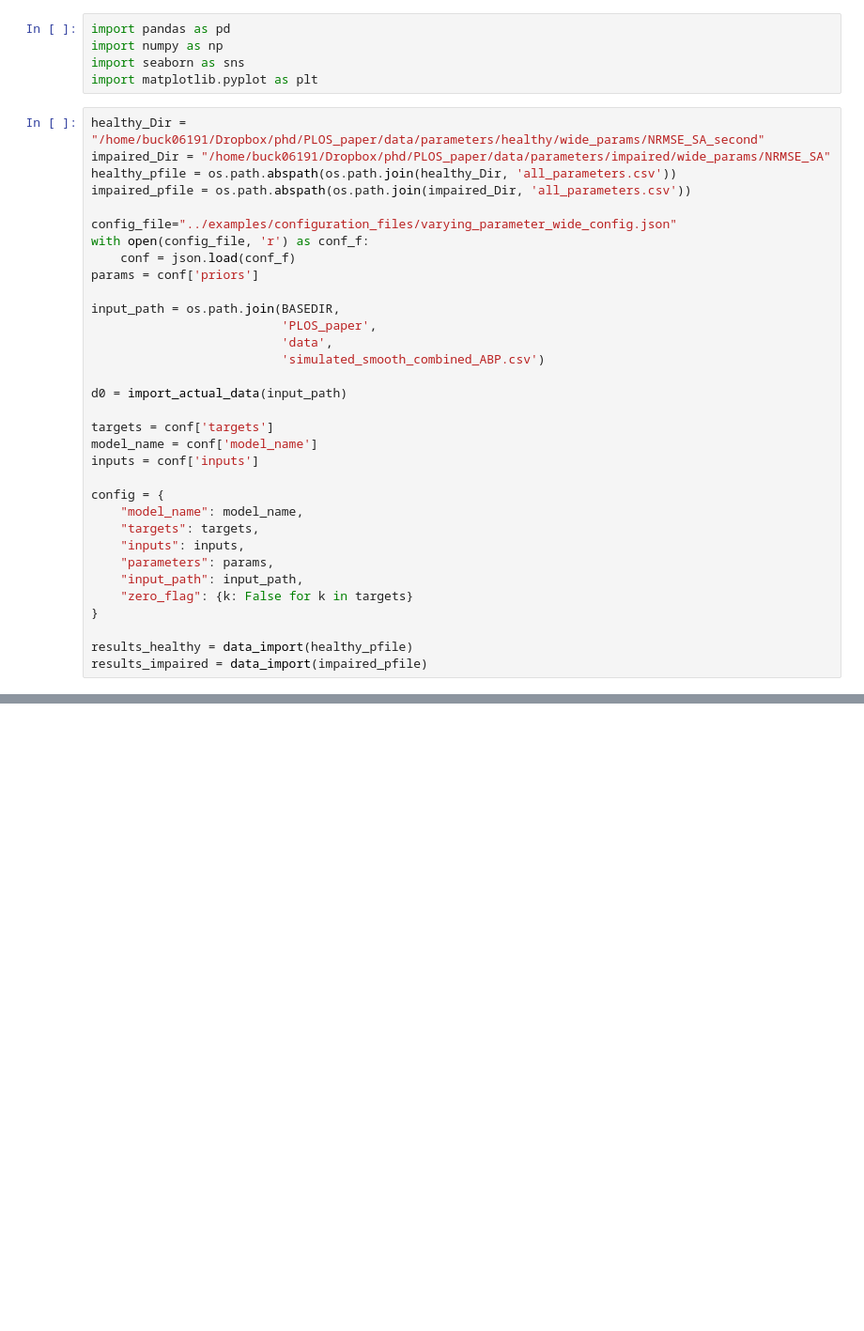
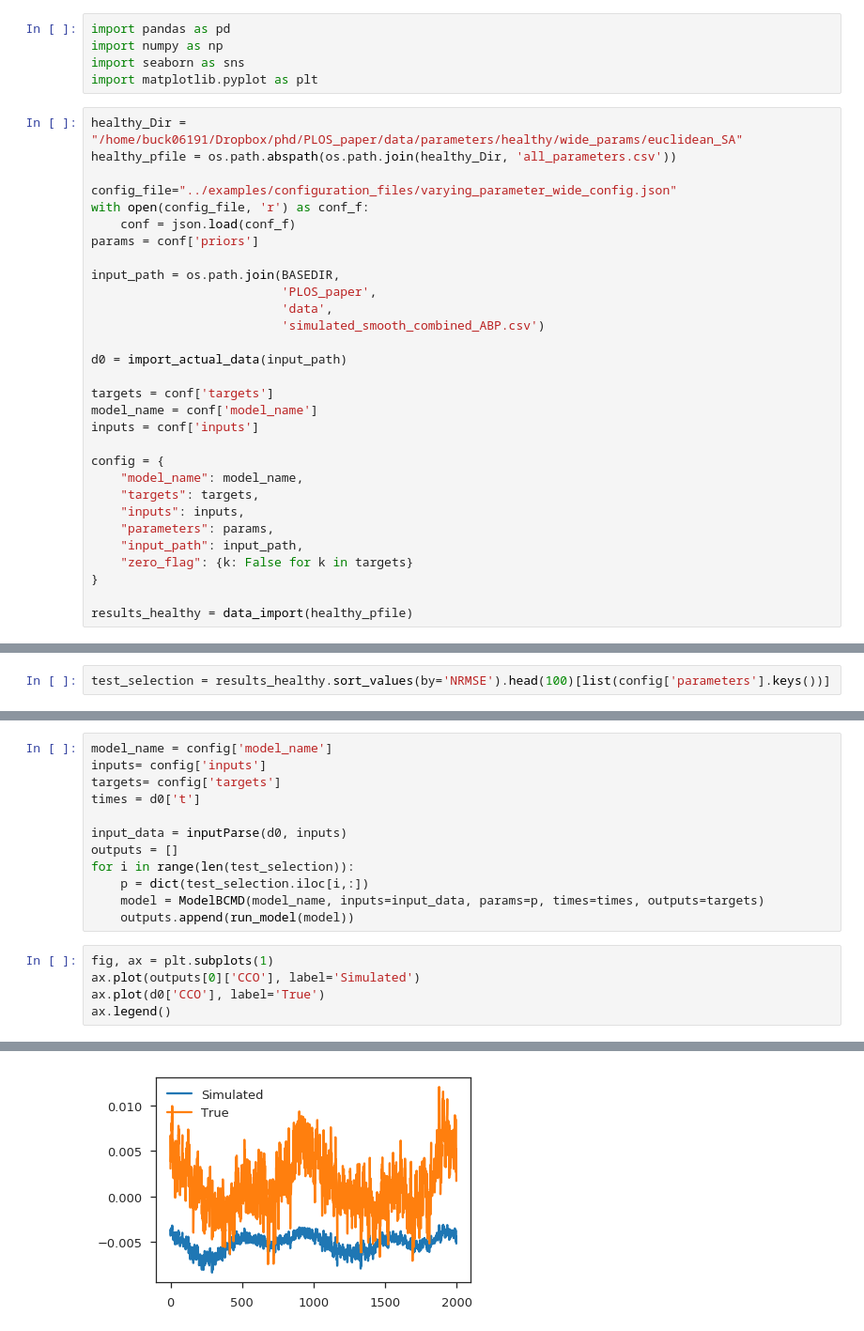
Before and after one commit to multimodalspectroscopy/BayesCMD, a Jupyter notebook: results_processing/Comparison_PLOS_second.ipynb, the cells around one changed output, grey strips where cells are left out. Shown at 94% size. Cells and saved outputs as stored; diff of their text form; blank space fills up the shorter version.

```diff
--- a/results_processing/Comparison_PLOS_second.ipynb
+++ b/results_processing/Comparison_PLOS_second.ipynb
@@ -28,10 +24,8 @@ import numpy as np
 import seaborn as sns
 import matplotlib.pyplot as plt
 # %%
-healthy_Dir = "/home/buck06191/Dropbox/phd/PLOS_paper/data/parameters/healthy/wide_params/NRMSE_SA_second"
-impaired_Dir = "/home/buck06191/Dropbox/phd/PLOS_paper/data/parameters/impaired/wide_params/NRMSE_SA"
+healthy_Dir = "/home/buck06191/Dropbox/phd/PLOS_paper/data/parameters/healthy/wide_params/euclidean_SA"
 healthy_pfile = os.path.abspath(os.path.join(healthy_Dir, 'all_parameters.csv'))
-impaired_pfile = os.path.abspath(os.path.join(impaired_Dir, 'all_parameters.csv'))
 
 config_file="../examples/configuration_files/varying_parameter_wide_config.json"
 with open(config_file, 'r') as conf_f:
@@ -59,5 +53,4 @@ config = {
 }
 
 results_healthy = data_import(healthy_pfile)
-results_impaired = data_import(impaired_pfile)
 # %% [output]
@@ -193,0 +79,2 @@ See the caveats in the documentation: http://pandas.pydata.org/pandas-docs/stabl
+# %%
+test_selection = results_healthy.sort_values(by='NRMSE').head(100)[list(config['parameters'].keys())]
@@ -193,0 +91,18 @@ See the caveats in the documentation: http://pandas.pydata.org/pandas-docs/stabl
+# %%
+model_name = config['model_name']
+inputs= config['inputs']
+targets= config['targets']
+times = d0['t']
+
+input_data = inputParse(d0, inputs)
+outputs = []
+for i in range(len(test_selection)):
+    p = dict(test_selection.iloc[i,:])
+    model = ModelBCMD(model_name, inputs=input_data, params=p, times=times, outputs=targets)
+    outputs.append(run_model(model))
+# %%
+fig, ax = plt.subplots(1)
+ax.plot(outputs[0]['CCO'], label='Simulated')
+ax.plot(d0['CCO'], label='True')
+ax.legend()
+# %% [output]
@@ -193,0 +110 @@ See the caveats in the documentation: http://pandas.pydata.org/pandas-docs/stabl
+[figure, added]
```
Also changed, not shown: parts of 26 cells of this notebook, 2 other files.
